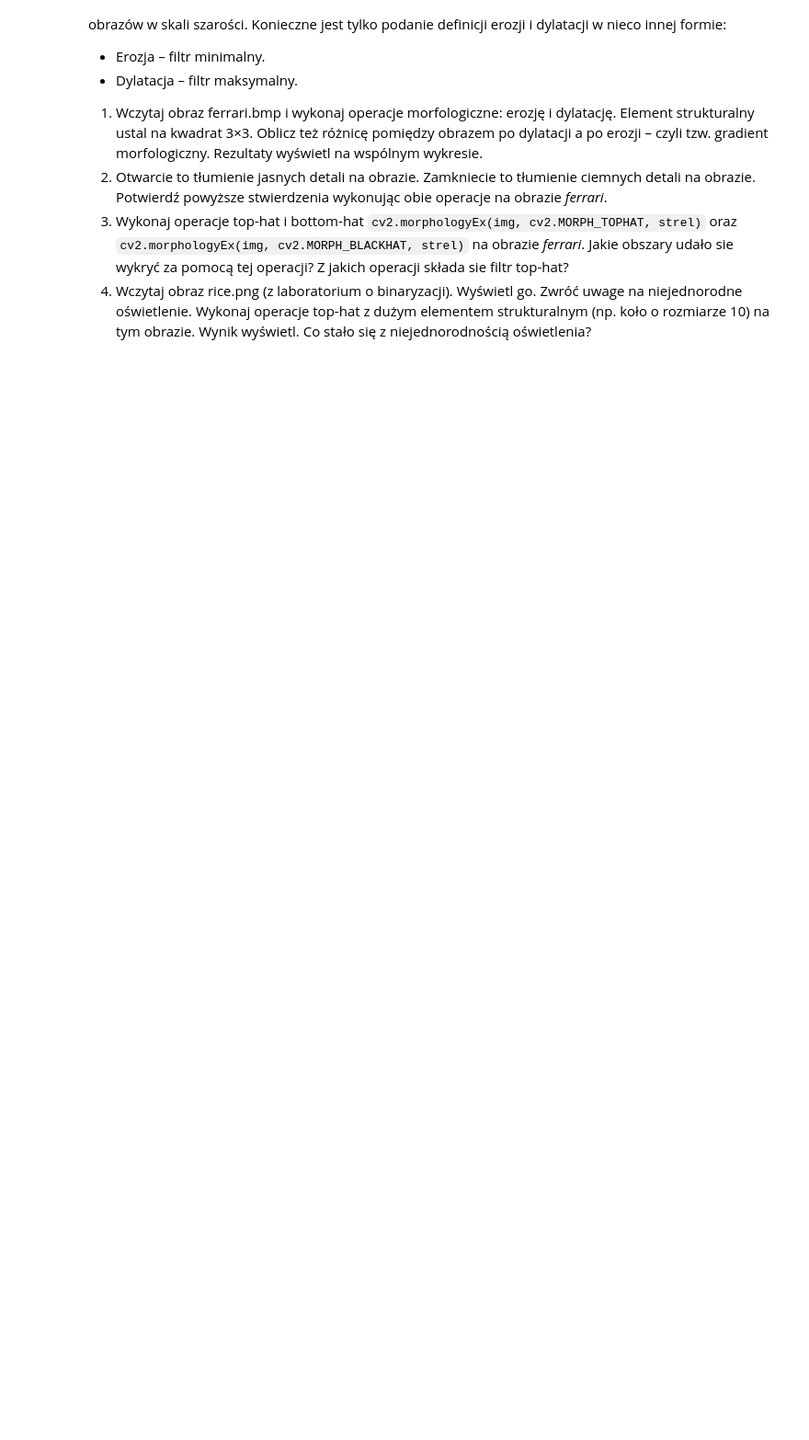
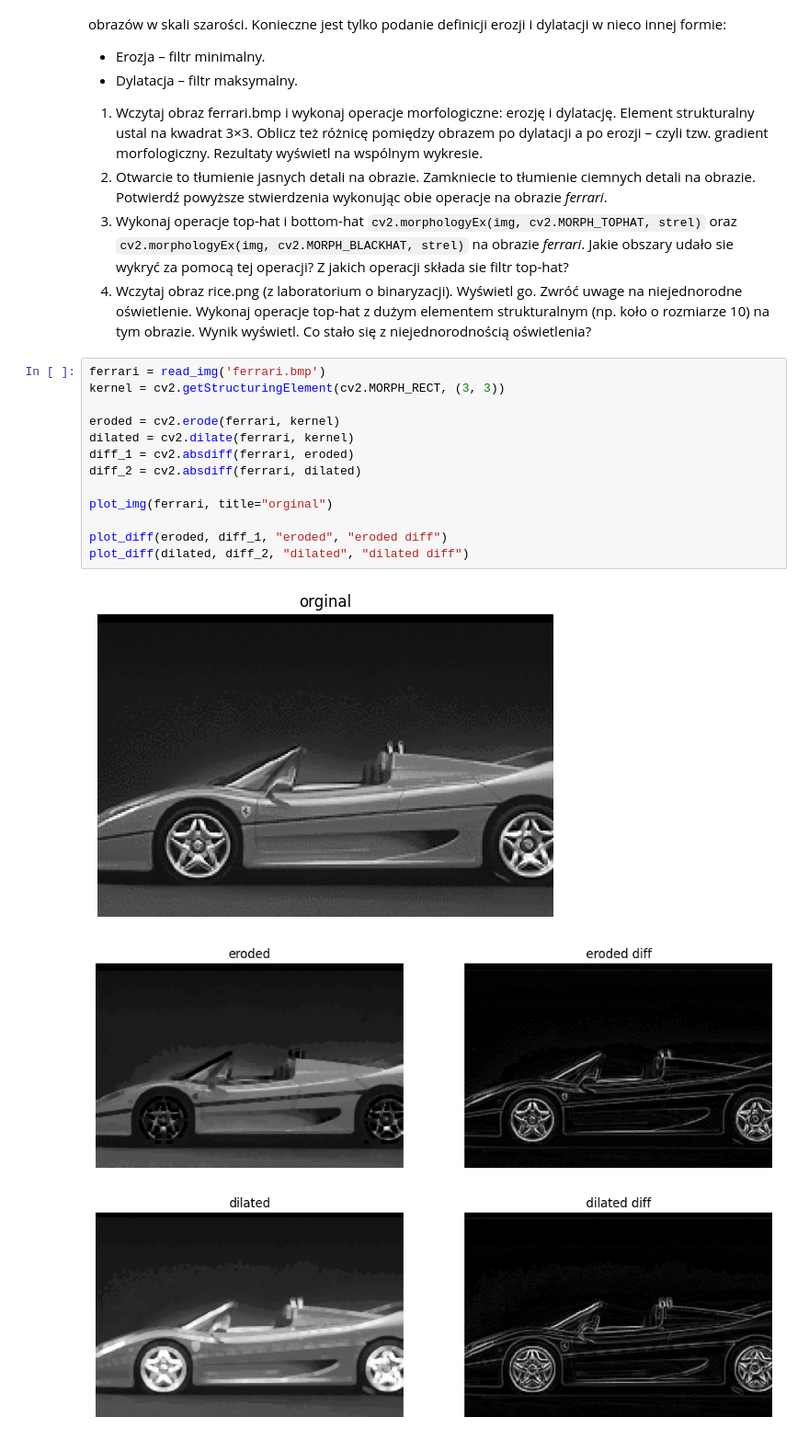
Before and after one commit to krudny/Image-processing, a Jupyter notebook: Lab7-morphology/10_morphology.ipynb, the cells around one changed output. Shown at 92% size. Drawn from its saved outputs; the diff is of its cells as text; blank space fills up the shorter version.

Commit message:
Morphology applications

```diff
--- a/Lab7-morphology/10_morphology.ipynb
+++ b/Lab7-morphology/10_morphology.ipynb
@@ -278,3 +278,20 @@ Wszystkie dotychczasowe operacje (oprócz transformacji trafi, nie trafi) mają
 2. Otwarcie to tłumienie jasnych detali na obrazie. Zamkniecie to tłumienie ciemnych detali na obrazie. Potwierdź powyższe stwierdzenia wykonując obie operacje na obrazie _ferrari_.
 3. Wykonaj operacje top-hat i bottom-hat `cv2.morphologyEx(img, cv2.MORPH_TOPHAT, strel)` oraz `cv2.morphologyEx(img, cv2.MORPH_BLACKHAT, strel)` na obrazie _ferrari_. Jakie obszary udało sie wykryć za pomocą tej operacji? Z jakich operacji składa sie filtr top-hat?
 4. Wczytaj obraz rice.png (z laboratorium o binaryzacji). Wyświetl go. Zwróć uwage na niejednorodne oświetlenie. Wykonaj operacje top-hat z dużym elementem strukturalnym (np. koło o rozmiarze 10) na tym obrazie. Wynik wyświetl. Co stało się z niejednorodnością oświetlenia?
+# %%
+ferrari = read_img('ferrari.bmp')
+kernel = cv2.getStructuringElement(cv2.MORPH_RECT, (3, 3))
+
+eroded = cv2.erode(ferrari, kernel)
+dilated = cv2.dilate(ferrari, kernel)
+diff_1 = cv2.absdiff(ferrari, eroded)
+diff_2 = cv2.absdiff(ferrari, dilated)
+
+plot_img(ferrari, title="orginal")
+
+plot_diff(eroded, diff_1, "eroded", "eroded diff")
+plot_diff(dilated, diff_2, "dilated", "dilated diff")
+# %% [output]
+[figure, added]
+[figure, added]
+[figure, added]
```
Also changed, not shown: parts of 10 cells of this notebook.
